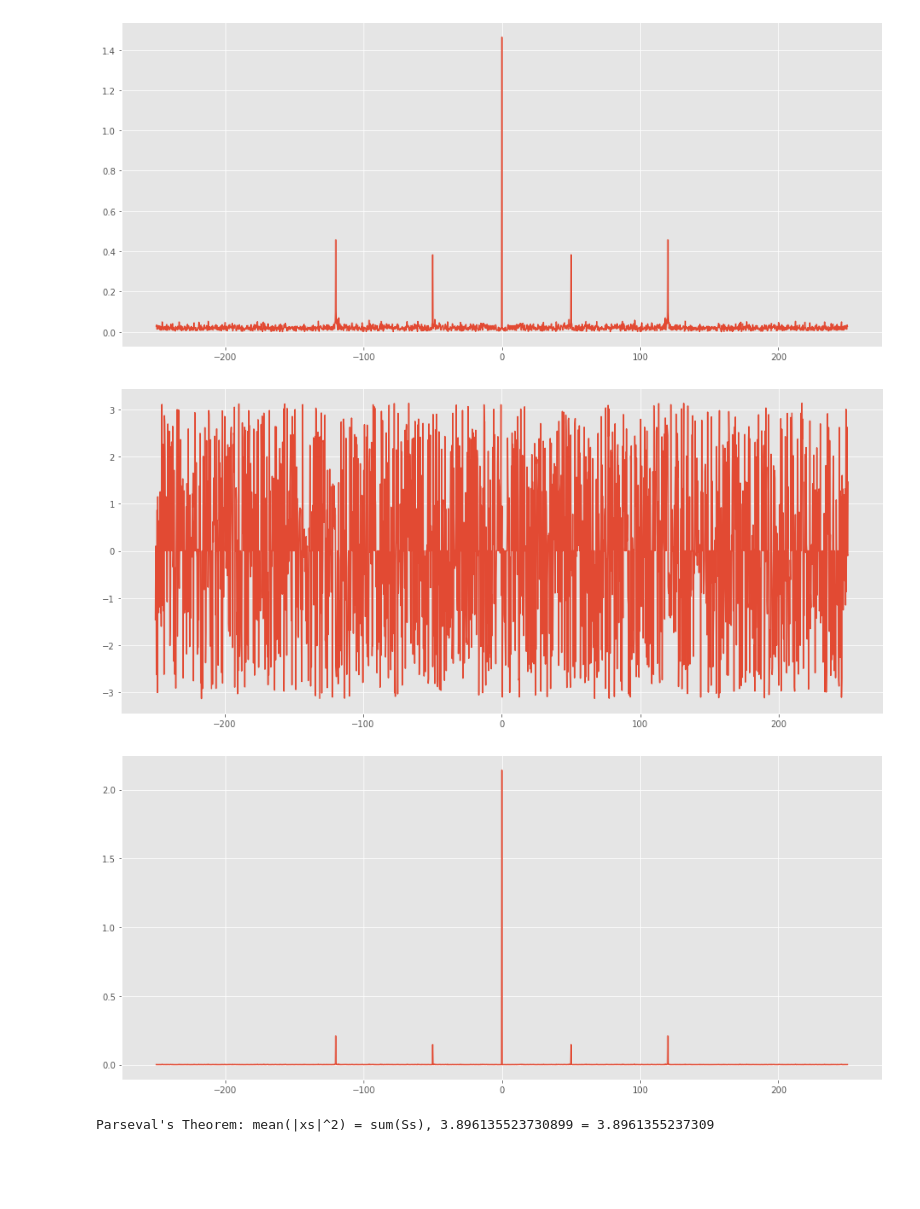
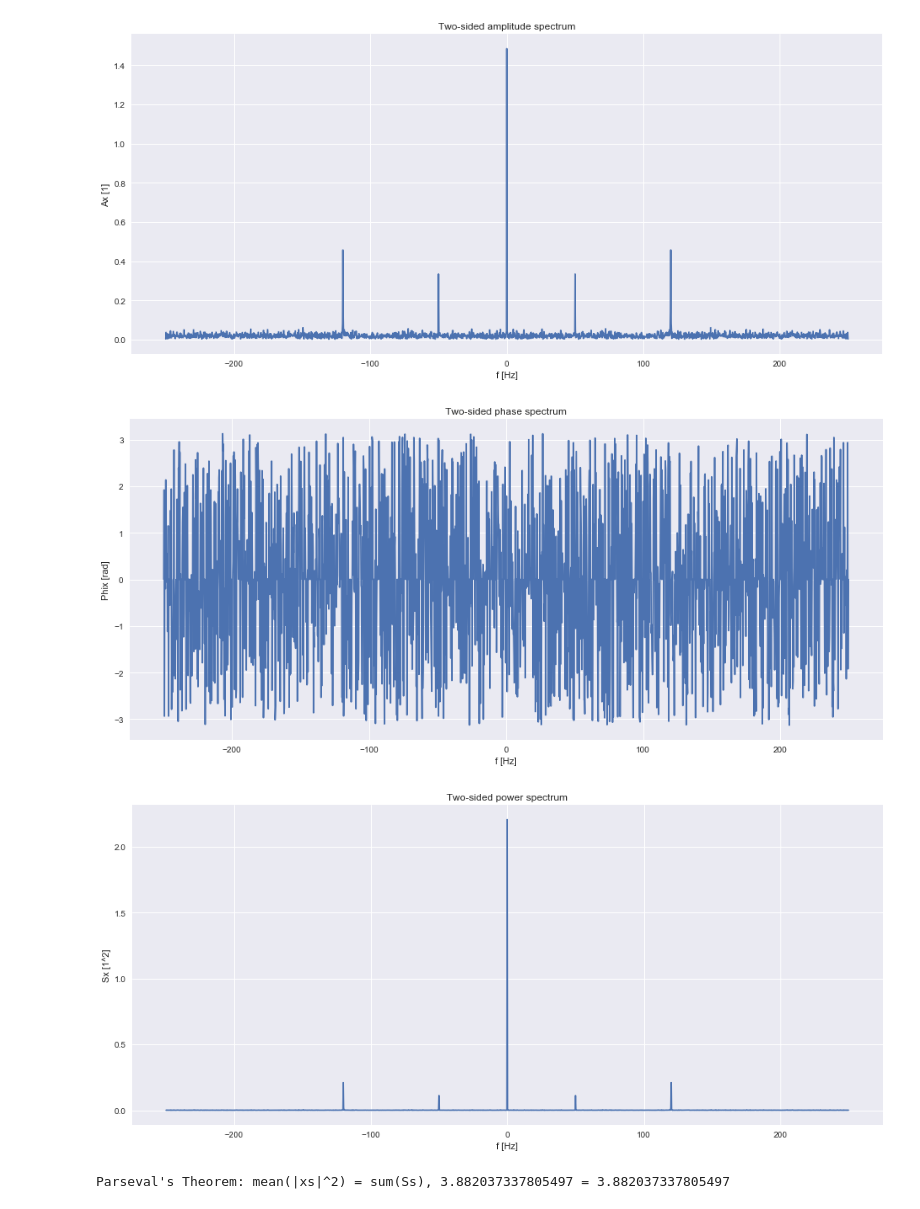
Before and after one commit to roksikonja/cs, a Jupyter notebook: fft.ipynb, the cells around one changed output. Cells and saved outputs as stored; diff of their text form; code cells hidden in the pictures; blank space fills up the shorter version.

```diff
--- a/fft.ipynb
+++ b/fft.ipynb
@@ -3,7 +3,6 @@ import numpy as np
 import matplotlib.pyplot as plt
 import matplotlib
 
-plt.style.use('ggplot')
 np.random.seed(0)
 # %%
 # Full signal
@@ -80,12 +83,13 @@ plt.figure(figsize=(16, 7))
 plt.plot(1000 * tt, xx, 1000 * ts[0:25], xs[0:25])
 plt.scatter(1000 * ts[0:25], xs[0:25], marker="x", c="tab:orange")
 plt.legend(["xx", "xs"])
-# plt.ylim([-7, 9])
+plt.title("Original and sampled signals")
+plt.ylabel("Ax [1]")
+plt.xlabel("t [s]")
 plt.show()
 
 # Discrete Fourier Transform
-Xs = np.fft.fft(xs / N  # [X[0], X[1], ..., X[N-1]]
-
+Xs = np.fft.fft(xs / N)  # [X[0], X[1], ..., X[N-1]]
 ks = ns  # Frequency indices
 
 # freqs = fs / N * ks  # Frequencies in range [0, fs]
@@ -101,37 +105,46 @@ Xs (1999,), X[0] = 1.4635440124260164, mean(xs) = 1.463544012426016
 # Two sided
 # Amplitude and Phase Spectrum
 As = np.abs(Xs)
 Phis = np.angle(Xs, deg=False)
 
 # Correct Phase Spectrum
 Phis[np.less(As, 1e-2)] = 0
 Phis[0] = 0
 
 # Frequency range to [-fs/2, fs/2]
 freqs_shift = np.fft.fftshift(freqs)
 # freqs_shift[0:np.argmin(freqs_shift)] = freqs_shift[0:np.argmin(freqs_shift)] - fs
 
 plt.figure(figsize=(16, 7))
 plt.plot(freqs_shift, np.fft.fftshift(As), label="As")
+plt.title("Two-sided amplitude spectrum")
+plt.ylabel("Ax [1]")
+plt.xlabel("f [Hz]")
 plt.show()
 
 plt.figure(figsize=(16, 7))
 plt.plot(freqs_shift, np.fft.fftshift(Phis), label="Phis")
+plt.title("Two-sided phase spectrum")
+plt.ylabel("Phix [rad]")
+plt.xlabel("f [Hz]")
 plt.show()
 
 # Power spectrum
 Ss = np.square(np.abs(Xs))
 
 plt.figure(figsize=(16, 7))
 plt.plot(freqs_shift, np.fft.fftshift(Ss), label="Ss")
+plt.title("Two-sided power spectrum")
+plt.ylabel("Sx [1^2]")
+plt.xlabel("f [Hz]")
 plt.show()
 
 print("Parseval's Theorem: mean(|xs|^2) = sum(Ss), {} = {}".format(np.mean(np.square(np.abs(xs))), np.sum(Ss)))
 # %% [output]
-[figure, old version]
+[figure, new version]
-[figure, old version]
+[figure, new version]
-[figure, old version]
+[figure, new version]
-Parseval's Theorem: mean(|xs|^2) = sum(Ss), 3.896135523730899 = 3.8961355237309
+Parseval's Theorem: mean(|xs|^2) = sum(Ss), 3.882037337805497 = 3.882037337805497
 # %%
 # One-sided
 freqs_one = freqs[0:int(N/2 + 1)]
```
Also changed, not shown: parts of 4 cells of this notebook, 4 other files.
